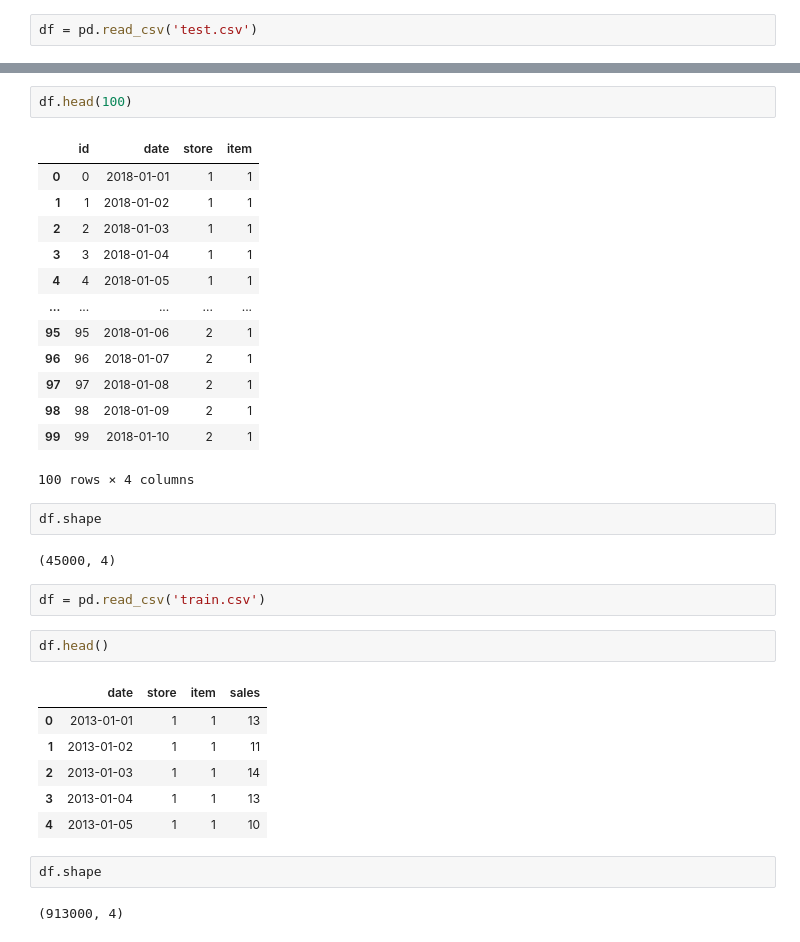
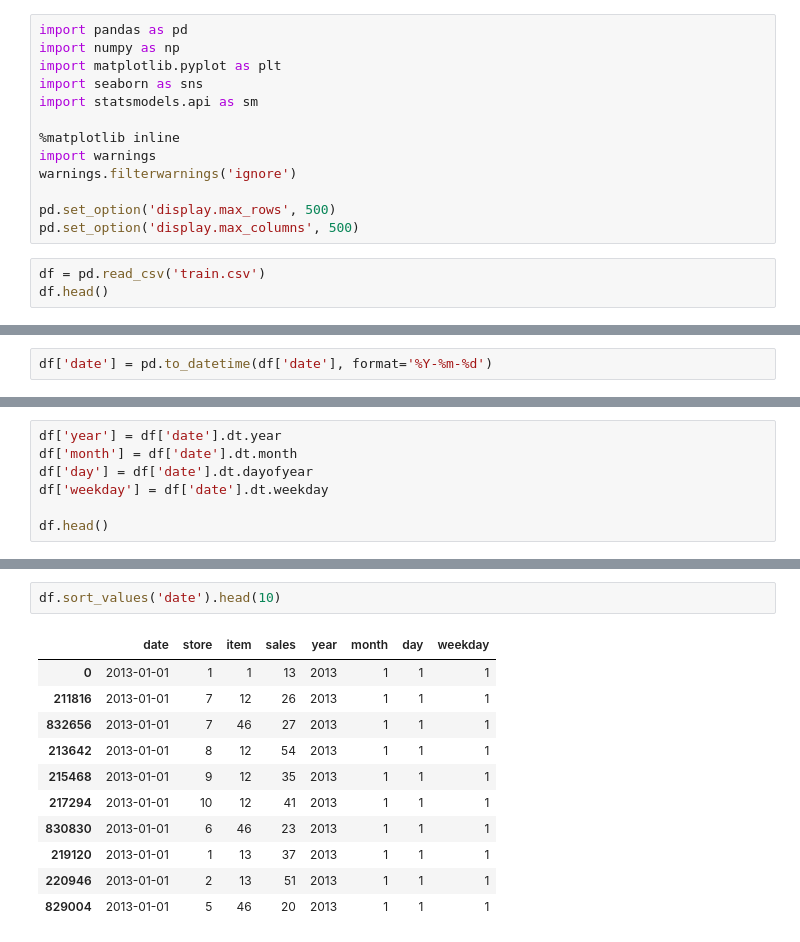
Before and after one commit to KaiFormosa/Sales_Demand_Forecast, a Jupyter notebook: Sales_Demand_Forecast.ipynb, the cells around one changed output, grey strips where cells are left out. Drawn from its saved outputs; the diff is of its cells as text.

```diff
--- a/Sales_Demand_Forecast.ipynb
+++ b/Sales_Demand_Forecast.ipynb
@@ -3,2 +1,16 @@ import pandas as pd
+# %%
+import pandas as pd
+import numpy as np
+import matplotlib.pyplot as plt
+import seaborn as sns
+import statsmodels.api as sm
+
+%matplotlib inline
+import warnings
+warnings.filterwarnings('ignore')
+
+pd.set_option('display.max_rows', 500)
+pd.set_option('display.max_columns', 500)
 # %%
-df = pd.read_csv('test.csv')
+df = pd.read_csv('train.csv')
+df.head()
@@ -4,0 +38,2 @@ df = pd.read_csv('test.csv')
+# %%
+df['date'] = pd.to_datetime(df['date'], format='%Y-%m-%d')
@@ -4,0 +50,7 @@ df = pd.read_csv('test.csv')
+# %%
+df['year'] = df['date'].dt.year
+df['month'] = df['date'].dt.month
+df['day'] = df['date'].dt.dayofyear
+df['weekday'] = df['date'].dt.weekday
+
+df.head()
@@ -5,35 +64,14 @@ df = pd.read_csv('test.csv')
 # %%
-df.head(100)
+df.sort_values('date').head(10)
 # %% [output]
-|  | id | date | store | item |
-| 0 | 0 | 2018-01-01 | 1 | 1 |
-| 1 | 1 | 2018-01-02 | 1 | 1 |
-| 2 | 2 | 2018-01-03 | 1 | 1 |
-| 3 | 3 | 2018-01-04 | 1 | 1 |
-| 4 | 4 | 2018-01-05 | 1 | 1 |
-| ... | ... | ... | ... | ... |
-| 95 | 95 | 2018-01-06 | 2 | 1 |
-| 96 | 96 | 2018-01-07 | 2 | 1 |
-| 97 | 97 | 2018-01-08 | 2 | 1 |
-| 98 | 98 | 2018-01-09 | 2 | 1 |
-| 99 | 99 | 2018-01-10 | 2 | 1 |
+|  | date | store | item | sales | year | month | day | weekday |
+| 0 | 2013-01-01 | 1 | 1 | 13 | 2013 | 1 | 1 | 1 |
+| 211816 | 2013-01-01 | 7 | 12 | 26 | 2013 | 1 | 1 | 1 |
+| 832656 | 2013-01-01 | 7 | 46 | 27 | 2013 | 1 | 1 | 1 |
+| 213642 | 2013-01-01 | 8 | 12 | 54 | 2013 | 1 | 1 | 1 |
+| 215468 | 2013-01-01 | 9 | 12 | 35 | 2013 | 1 | 1 | 1 |
+| 217294 | 2013-01-01 | 10 | 12 | 41 | 2013 | 1 | 1 | 1 |
+| 830830 | 2013-01-01 | 6 | 46 | 23 | 2013 | 1 | 1 | 1 |
+| 219120 | 2013-01-01 | 1 | 13 | 37 | 2013 | 1 | 1 | 1 |
+| 220946 | 2013-01-01 | 2 | 13 | 51 | 2013 | 1 | 1 | 1 |
+| 829004 | 2013-01-01 | 5 | 46 | 20 | 2013 | 1 | 1 | 1 |
-100 rows × 4 columns
-# %%
-df.shape
-# %% [output]
-(45000, 4)
-# %%
-df = pd.read_csv('train.csv')
-# %%
-df.head()
-# %% [output]
-|  | date | store | item | sales |
-| 0 | 2013-01-01 | 1 | 1 | 13 |
-| 1 | 2013-01-02 | 1 | 1 | 11 |
-| 2 | 2013-01-03 | 1 | 1 | 14 |
-| 3 | 2013-01-04 | 1 | 1 | 13 |
-| 4 | 2013-01-05 | 1 | 1 | 10 |
-# %%
-df.shape
-# %% [output]
-(913000, 4)
```
Also changed, not shown: parts of 8 cells of this notebook.
